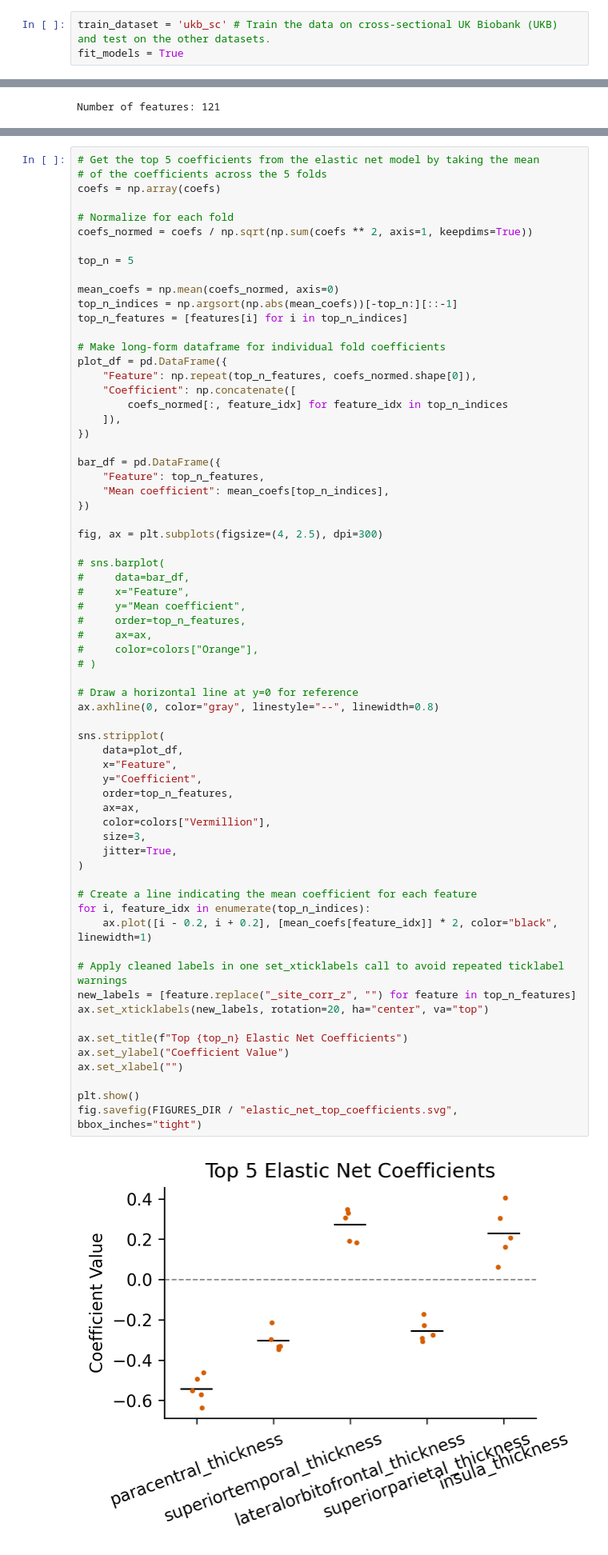
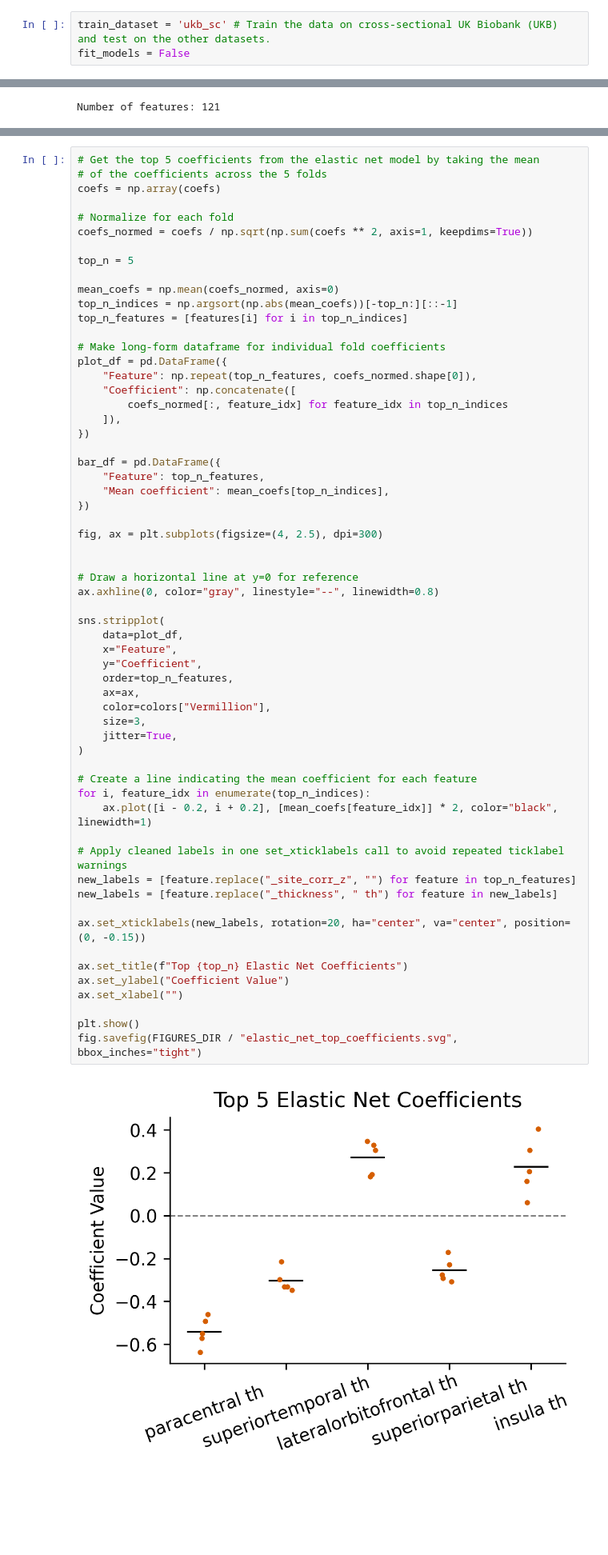
Before and after one commit to EdvardGrodem/Reconsidering-Brain-Age, a Jupyter notebook: empirical_validation/empirical_analysis_synthetic_data.ipynb, the cells around one changed output, grey strips where cells are left out. Shown at 80% size. Cells and saved outputs as stored; diff of their text form; blank space fills up the shorter version.

```diff
--- a/empirical_validation/empirical_analysis_synthetic_data.ipynb
+++ b/empirical_validation/empirical_analysis_synthetic_data.ipynb
@@ -101,7 +103,7 @@ array(['preventad', 'adni', 'dlbs', 'ukb', 'ukb_sc', 'uio', 'habs'],
       dtype=object)
 # %%
 train_dataset = 'ukb_sc' # Train the data on cross-sectional UK Biobank (UKB) and test on the other datasets.
-fit_models = True
+fit_models = False
 # %%
 # For all features clip the top and bottom 0.1% of the values to remove outliers
 for feature in features:
@@ -369,45 +376,39 @@ bar_df = pd.DataFrame({
 
 fig, ax = plt.subplots(figsize=(4, 2.5), dpi=300)
 
-# sns.barplot(
-#     data=bar_df,
-#     x="Feature",
-#     y="Mean coefficient",
-#     order=top_n_features,
-#     ax=ax,
-#     color=colors["Orange"],
-# )
 
 # Draw a horizontal line at y=0 for reference
 ax.axhline(0, color="gray", linestyle="--", linewidth=0.8)
 
 sns.stripplot(
     data=plot_df,
     x="Feature",
     y="Coefficient",
     order=top_n_features,
     ax=ax,
     color=colors["Vermillion"],
     size=3,
     jitter=True,
 )
 
 # Create a line indicating the mean coefficient for each feature
 for i, feature_idx in enumerate(top_n_indices):
     ax.plot([i - 0.2, i + 0.2], [mean_coefs[feature_idx]] * 2, color="black", linewidth=1)
 
 # Apply cleaned labels in one set_xticklabels call to avoid repeated ticklabel warnings
 new_labels = [feature.replace("_site_corr_z", "") for feature in top_n_features]
-ax.set_xticklabels(new_labels, rotation=20, ha="center", va="top")
+new_labels = [feature.replace("_thickness", " th") for feature in new_labels]
+
+ax.set_xticklabels(new_labels, rotation=20, ha="center", va="center", position=(0, -0.15))
 
 ax.set_title(f"Top {top_n} Elastic Net Coefficients")
 ax.set_ylabel("Coefficient Value")
 ax.set_xlabel("")
 
 plt.show()
 fig.savefig(FIGURES_DIR / "elastic_net_top_coefficients.svg", bbox_inches="tight")
 # %% [output]
-[figure, old version]
+[figure, new version]
 # %% [markdown]
 ## XGBoost regression model
 # %%
```
Also changed, not shown: parts of 12 cells of this notebook, 2 other files.
